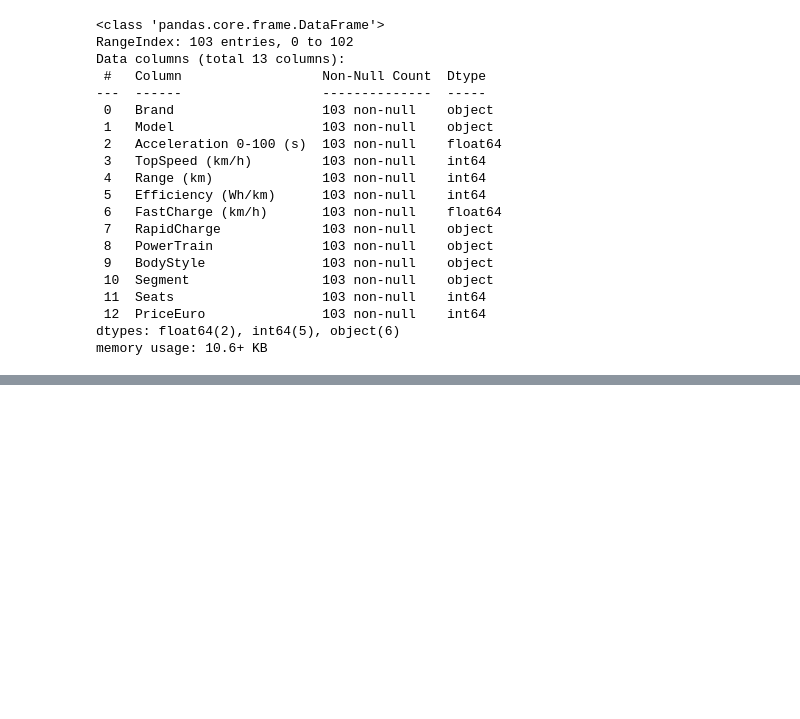
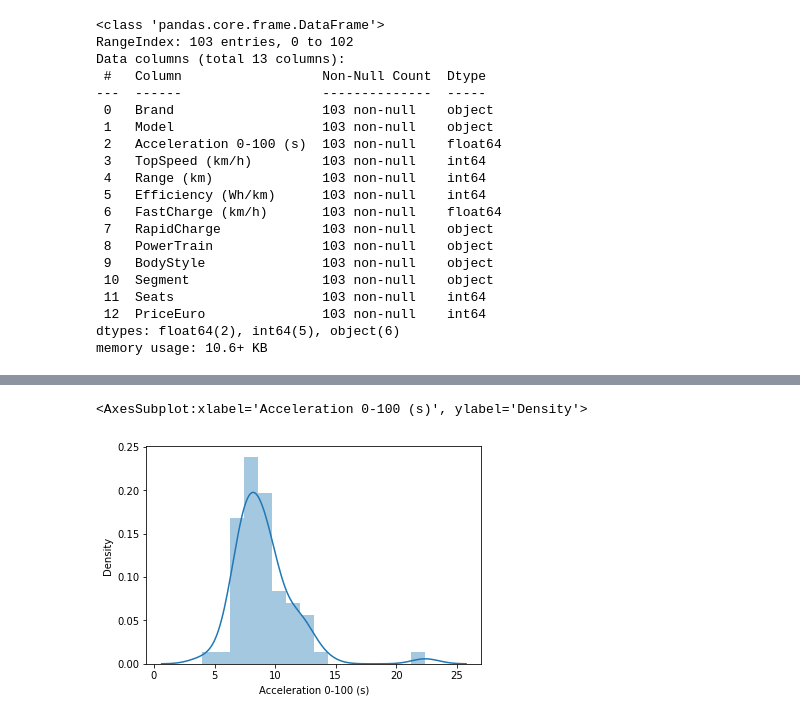
Before and after one commit to MartinJank/OZNAL, a Jupyter notebook: eda.ipynb, the cells around one changed output, grey strips where cells are left out. Cells and saved outputs as stored; diff of their text form; code cells hidden in the pictures; blank space fills up the shorter version.

```diff
--- a/eda.ipynb
+++ b/eda.ipynb
@@ -123,0 +219,11 @@ sns.pairplot(data,hue='FastCharge (km/h)')
+# %%
+Acceleration_FWD = normalized_data.loc[normalized_data['PowerTrain']==1, 'Acceleration 0-100 (s)']
+Acceleration_RWD = normalized_data.loc[normalized_data['PowerTrain']==2, 'Acceleration 0-100 (s)']
+Acceleration_AWD = normalized_data.loc[normalized_data['PowerTrain']==3, 'Acceleration 0-100 (s)']
+Acceleration_FRWD = Acceleration_FWD
+Acceleration_FRWD = Acceleration_FRWD.append(Acceleration_RWD)
+# %%
+sns.distplot(Acceleration_FRWD)
+# %% [output]
+<AxesSubplot:xlabel='Acceleration 0-100 (s)', ylabel='Density'>
+[figure, added]
```
Also changed, not shown: parts of 84 cells of this notebook.
